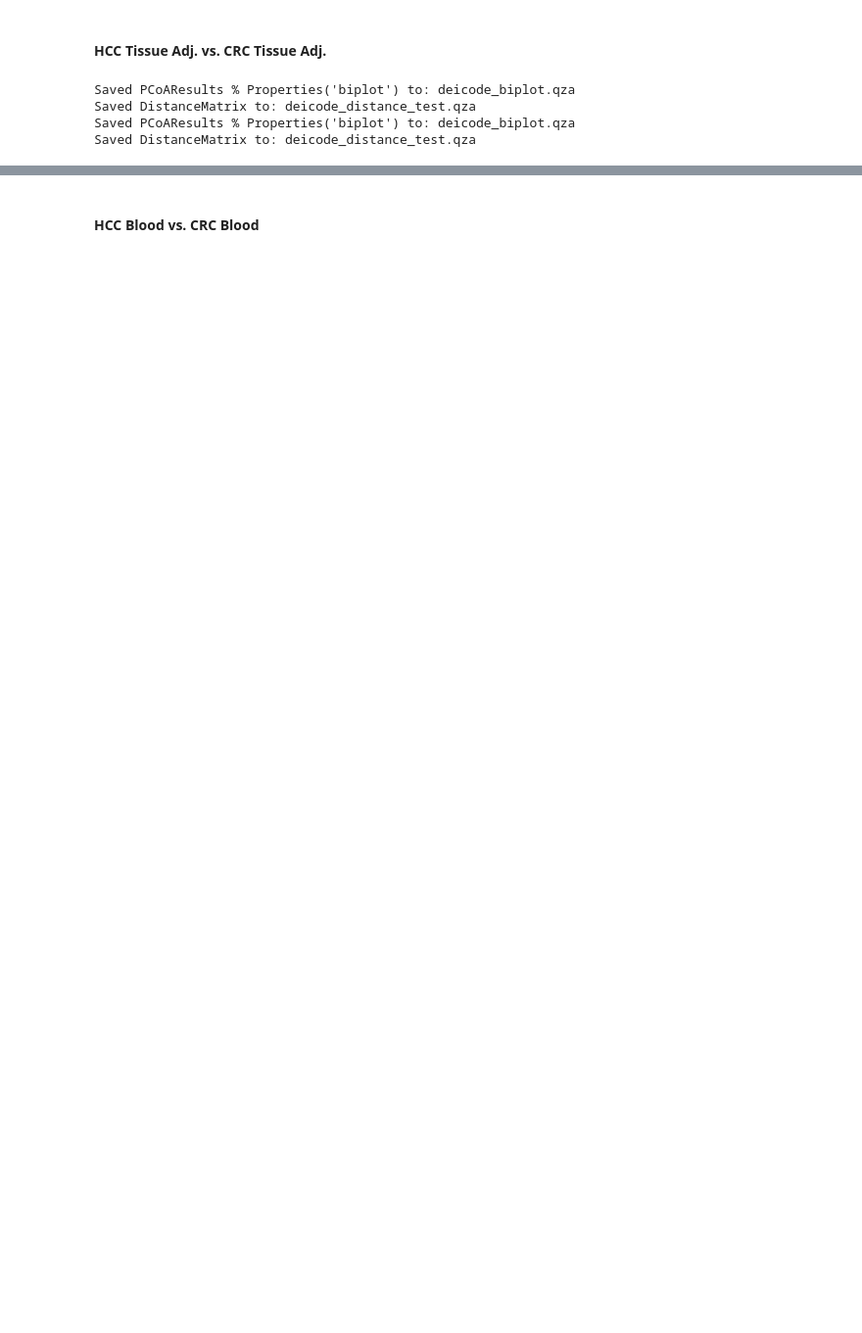
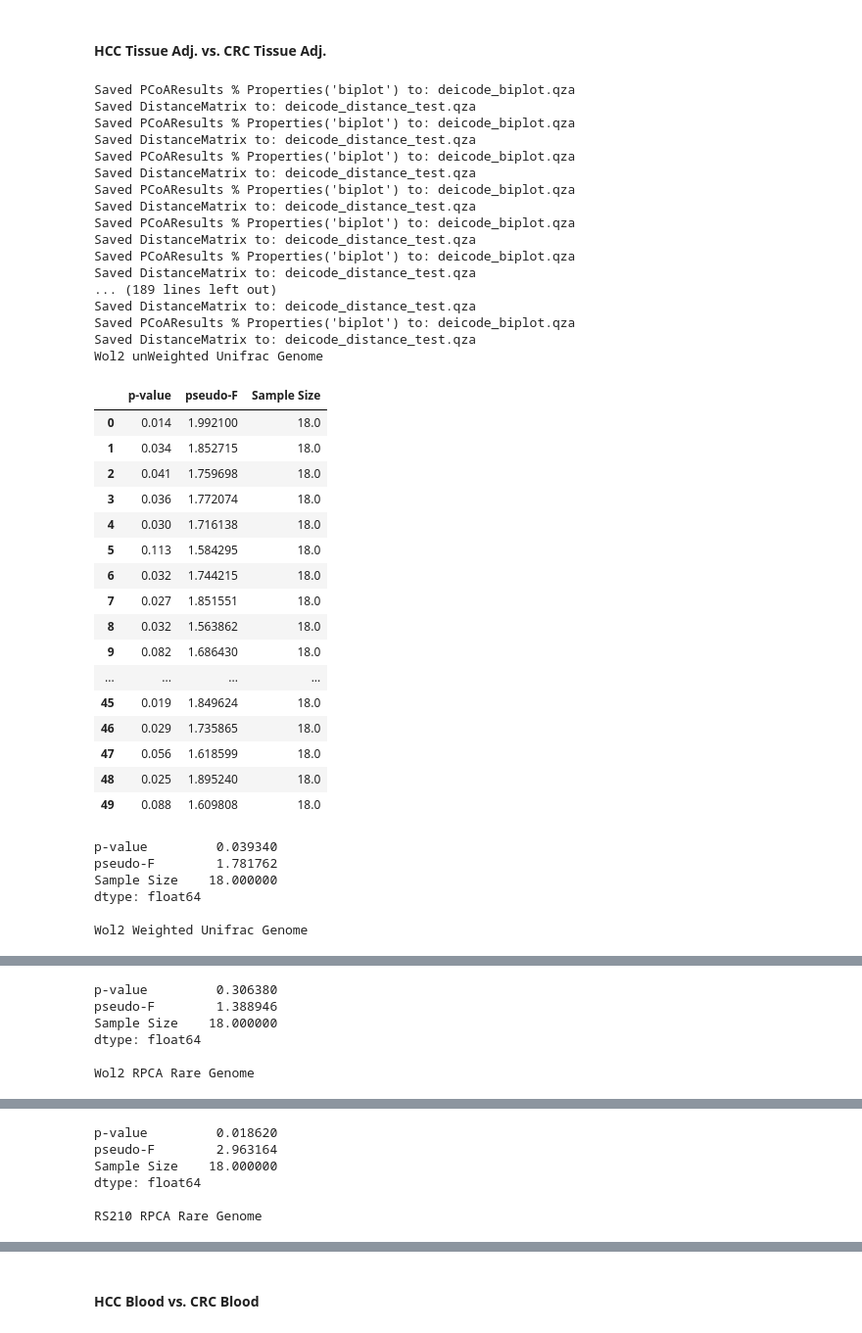
Before and after one commit to cguccione/HCC-microbialDNA, a Jupyter notebook: 4_BetaDiversitySummary.ipynb, the cells around one changed output, grey strips where cells are left out. Shown at 98% size. Saved outputs shown, nothing was run; the diff lists cells and outputs as text; code cells hidden in the pictures; blank space fills up the shorter version.

```diff
--- a/4_BetaDiversitySummary.ipynb
+++ b/4_BetaDiversitySummary.ipynb
@@ -267,9 +412,46 @@ Saved DistanceMatrix to: deicode_distance_test.qza
 # %% [markdown]
 #### HCC Tissue Adj. vs. CRC Tissue Adj.
-# %%
-rs210_rpca_genome, wol2_uwUni_genome, wol2_wUni_genome, wol2_rpca_genome = call_beta('adj_HCC_v_CRC', 'tumor_type', rarefaction=2000)
-# %% [output]
-Saved PCoAResults % Properties('biplot') to: deicode_biplot.qza
-Saved DistanceMatrix to: deicode_distance_test.qza
-Saved PCoAResults % Properties('biplot') to: deicode_biplot.qza
-Saved DistanceMatrix to: deicode_distance_test.qza
+# %%
+
+rs210_rpca_genome, wol2_rpca_genome, df_wol2_uwUni_genome, df_wol2_wUni_genome, df_wol2_rpca_rare_genome, df_rs210_rpca_rare_genome = call_beta('adj_HCC_v_CRC', 'tumor_type', rarefaction=2000, numRares=50, decoide_min_feature_count=1)
+# %% [output]
+Saved PCoAResults % Properties('biplot') to: deicode_biplot.qza
+Saved DistanceMatrix to: deicode_distance_test.qza
+Saved PCoAResults % Properties('biplot') to: deicode_biplot.qza
+Saved DistanceMatrix to: deicode_distance_test.qza
+Saved PCoAResults % Properties('biplot') to: deicode_biplot.qza
+Saved DistanceMatrix to: deicode_distance_test.qza
+Saved PCoAResults % Properties('biplot') to: deicode_biplot.qza
+Saved DistanceMatrix to: deicode_distance_test.qza
+Saved PCoAResults % Properties('biplot') to: deicode_biplot.qza
+Saved DistanceMatrix to: deicode_distance_test.qza
+Saved PCoAResults % Properties('biplot') to: deicode_biplot.qza
+Saved DistanceMatrix to: deicode_distance_test.qza
+... (189 lines left out)
+Saved DistanceMatrix to: deicode_distance_test.qza
+Saved PCoAResults % Properties('biplot') to: deicode_biplot.qza
+Saved DistanceMatrix to: deicode_distance_test.qza
+Wol2 unWeighted Unifrac Genome
+|  | p-value | pseudo-F | Sample Size |
+| 0 | 0.014 | 1.992100 | 18.0 |
+| 1 | 0.034 | 1.852715 | 18.0 |
+| 2 | 0.041 | 1.759698 | 18.0 |
+| 3 | 0.036 | 1.772074 | 18.0 |
+| 4 | 0.030 | 1.716138 | 18.0 |
+| 5 | 0.113 | 1.584295 | 18.0 |
+| 6 | 0.032 | 1.744215 | 18.0 |
+| 7 | 0.027 | 1.851551 | 18.0 |
+| 8 | 0.032 | 1.563862 | 18.0 |
+| 9 | 0.082 | 1.686430 | 18.0 |
+| ... | ... | ... | ... |
+| 45 | 0.019 | 1.849624 | 18.0 |
+| 46 | 0.029 | 1.735865 | 18.0 |
+| 47 | 0.056 | 1.618599 | 18.0 |
+| 48 | 0.025 | 1.895240 | 18.0 |
+| 49 | 0.088 | 1.609808 | 18.0 |
+p-value         0.039340
+pseudo-F        1.781762
+Sample Size    18.000000
+dtype: float64
+
+Wol2 Weighted Unifrac Genome
@@ -275,0 +475,6 @@ Saved DistanceMatrix to: deicode_distance_test.qza
+p-value         0.306380
+pseudo-F        1.388946
+Sample Size    18.000000
+dtype: float64
+
+Wol2 RPCA Rare Genome
@@ -275,0 +498,6 @@ Saved DistanceMatrix to: deicode_distance_test.qza
+p-value         0.018620
+pseudo-F        2.963164
+Sample Size    18.000000
+dtype: float64
+
+RS210 RPCA Rare Genome
```
Also changed, not shown: parts of 23 cells of this notebook, 26 other files.
